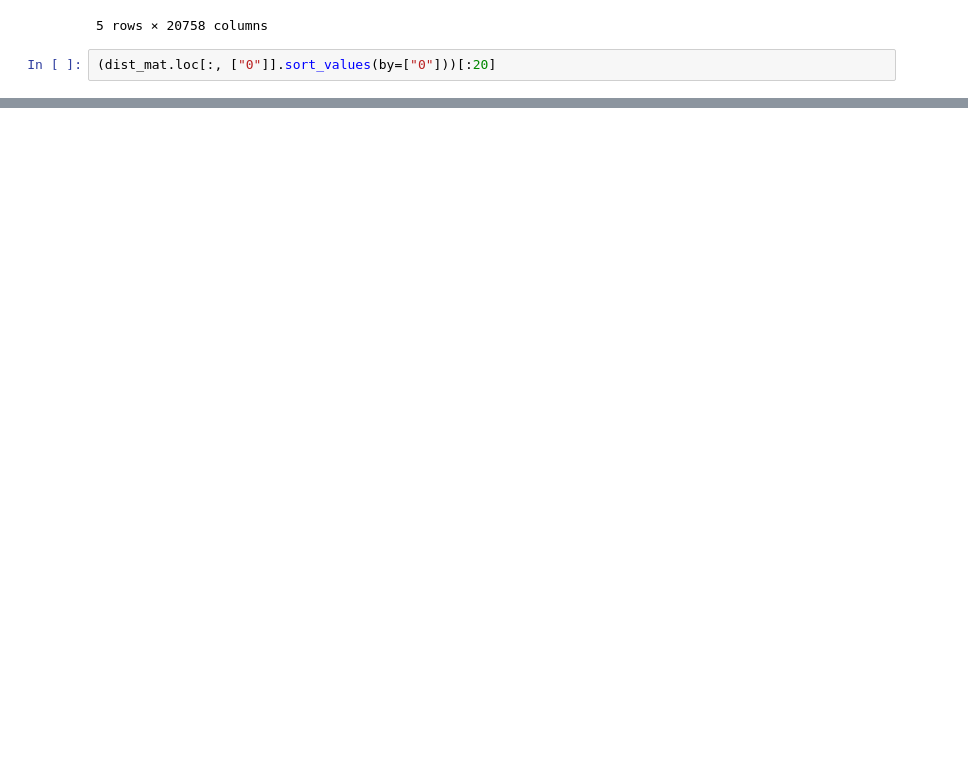
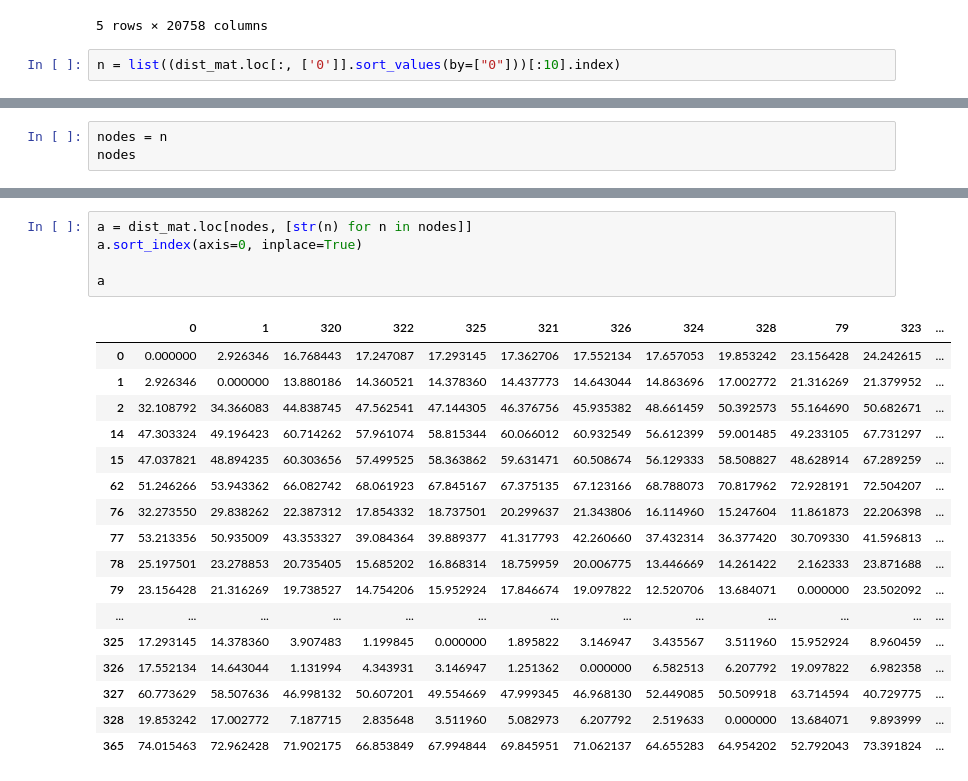
Before and after one commit to NicoArmas/gdl_air_quality, a Jupyter notebook: code/experiments.ipynb, the cells around one changed output, grey strips where cells are left out. Drawn from its saved outputs; the diff is of its cells as text; blank space fills up the shorter version.

```diff
--- a/code/experiments.ipynb
+++ b/code/experiments.ipynb
@@ -14,5 +38,5 @@ dist_mat.head()
 | 4 | 4 | 240.051012 | 240.552921 | 216.166732 | 9787.992357 | 0.000000 | 0.727555 | 17.690161 | 286.283913 | 235.123613 | ... | ... |
 5 rows × 20758 columns
 # %%
-(dist_mat.loc[:, ["0"]].sort_values(by=["0"]))[:20]
+n = list((dist_mat.loc[:, ['0']].sort_values(by=["0"]))[:10].index)
 # %% [output]
@@ -38,0 +44,3 @@ dist_mat.head()
+# %%
+nodes = n
+nodes
@@ -38,0 +68,23 @@ dist_mat.head()
+# %%
+a = dist_mat.loc[nodes, [str(n) for n in nodes]]
+a.sort_index(axis=0, inplace=True)
+
+a
+# %% [output]
+|  | 0 | 1 | 320 | 322 | 325 | 321 | 326 | 324 | 328 | 79 | 323 | ... |
+| 0 | 0.000000 | 2.926346 | 16.768443 | 17.247087 | 17.293145 | 17.362706 | 17.552134 | 17.657053 | 19.853242 | 23.156428 | 24.242615 | ... |
+| 1 | 2.926346 | 0.000000 | 13.880186 | 14.360521 | 14.378360 | 14.437773 | 14.643044 | 14.863696 | 17.002772 | 21.316269 | 21.379952 | ... |
+| 2 | 32.108792 | 34.366083 | 44.838745 | 47.562541 | 47.144305 | 46.376756 | 45.935382 | 48.661459 | 50.392573 | 55.164690 | 50.682671 | ... |
+| 14 | 47.303324 | 49.196423 | 60.714262 | 57.961074 | 58.815344 | 60.066012 | 60.932549 | 56.612399 | 59.001485 | 49.233105 | 67.731297 | ... |
+| 15 | 47.037821 | 48.894235 | 60.303656 | 57.499525 | 58.363862 | 59.631471 | 60.508674 | 56.129333 | 58.508827 | 48.628914 | 67.289259 | ... |
+| 62 | 51.246266 | 53.943362 | 66.082742 | 68.061923 | 67.845167 | 67.375135 | 67.123166 | 68.788073 | 70.817962 | 72.928191 | 72.504207 | ... |
+| 76 | 32.273550 | 29.838262 | 22.387312 | 17.854332 | 18.737501 | 20.299637 | 21.343806 | 16.114960 | 15.247604 | 11.861873 | 22.206398 | ... |
+| 77 | 53.213356 | 50.935009 | 43.353327 | 39.084364 | 39.889377 | 41.317793 | 42.260660 | 37.432314 | 36.377420 | 30.709330 | 41.596813 | ... |
+| 78 | 25.197501 | 23.278853 | 20.735405 | 15.685202 | 16.868314 | 18.759959 | 20.006775 | 13.446669 | 14.261422 | 2.162333 | 23.871688 | ... |
+| 79 | 23.156428 | 21.316269 | 19.738527 | 14.754206 | 15.952924 | 17.846674 | 19.097822 | 12.520706 | 13.684071 | 0.000000 | 23.502092 | ... |
+| ... | ... | ... | ... | ... | ... | ... | ... | ... | ... | ... | ... | ... |
+| 325 | 17.293145 | 14.378360 | 3.907483 | 1.199845 | 0.000000 | 1.895822 | 3.146947 | 3.435567 | 3.511960 | 15.952924 | 8.960459 | ... |
+| 326 | 17.552134 | 14.643044 | 1.131994 | 4.343931 | 3.146947 | 1.251362 | 0.000000 | 6.582513 | 6.207792 | 19.097822 | 6.982358 | ... |
+| 327 | 60.773629 | 58.507636 | 46.998132 | 50.607201 | 49.554669 | 47.999345 | 46.968130 | 52.449085 | 50.509918 | 63.714594 | 40.729775 | ... |
+| 328 | 19.853242 | 17.002772 | 7.187715 | 2.835648 | 3.511960 | 5.082973 | 6.207792 | 2.519633 | 0.000000 | 13.684071 | 9.893999 | ... |
+| 365 | 74.015463 | 72.962428 | 71.902175 | 66.853849 | 67.994844 | 69.845951 | 71.062137 | 64.655283 | 64.954202 | 52.792043 | 73.391824 | ... |
```
Also changed, not shown: parts of 21 cells of this notebook, 4 other files.
